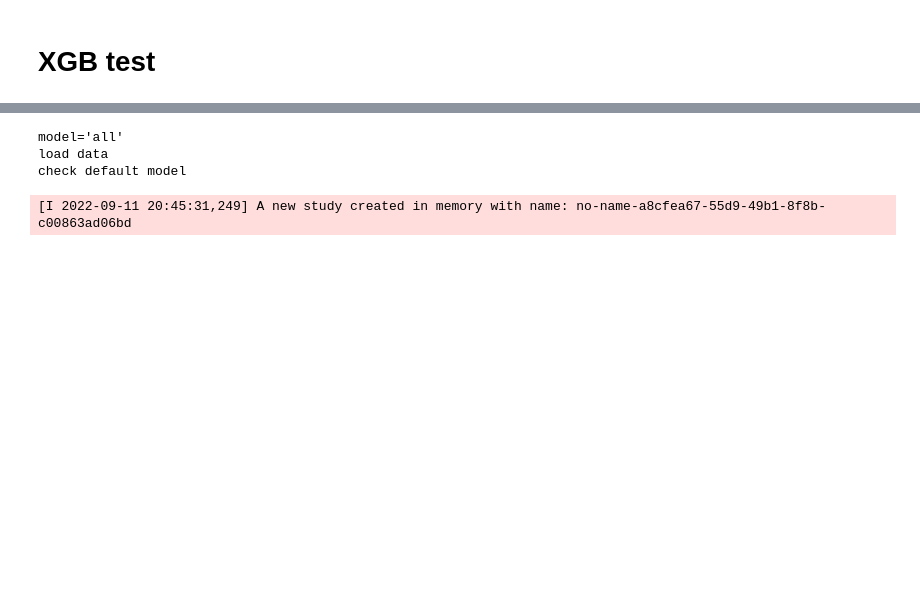
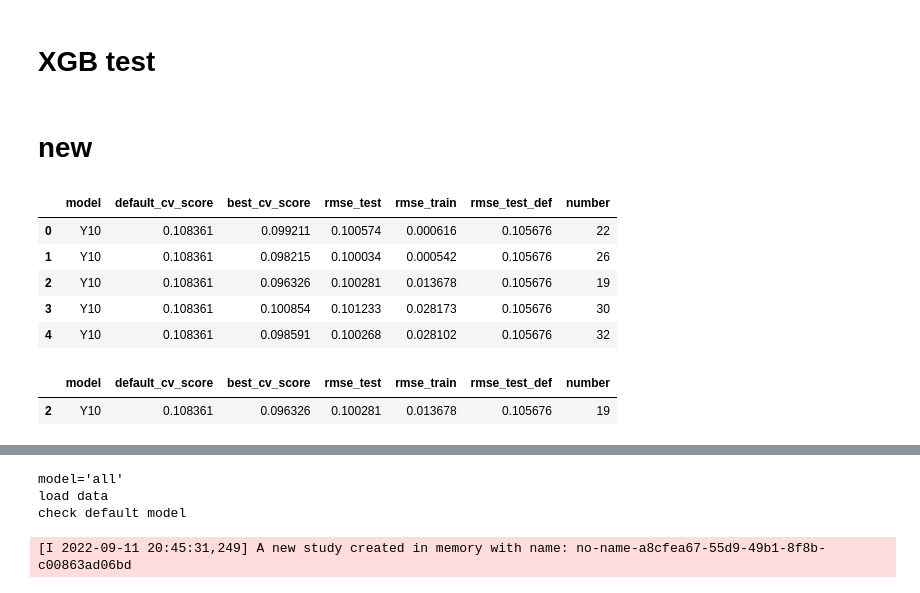
Before and after one commit to nt409/quant-res-doses, a Jupyter notebook: notebooks/121_rough_xgb.ipynb, the cells around one changed output, grey strips where cells are left out. Saved outputs shown, nothing was run; the diff lists cells and outputs as text; code cells hidden in the pictures; blank space fills up the shorter version.

```diff
--- a/notebooks/121_rough_xgb.ipynb
+++ b/notebooks/121_rough_xgb.ipynb
@@ -52,2 +51,21 @@ from poly2.xgb_optimiser import run_optuna, main
 import optuna
 from optuna.samplers import TPESampler
+# %% [markdown]
+# new
+# %%
+df =
+
+df.head()
+# %% [output]
+|  | model | default_cv_score | best_cv_score | rmse_test | rmse_train | rmse_test_def | number |
+| 0 | Y10 | 0.108361 | 0.099211 | 0.100574 | 0.000616 | 0.105676 | 22 |
+| 1 | Y10 | 0.108361 | 0.098215 | 0.100034 | 0.000542 | 0.105676 | 26 |
+| 2 | Y10 | 0.108361 | 0.096326 | 0.100281 | 0.013678 | 0.105676 | 19 |
+| 3 | Y10 | 0.108361 | 0.100854 | 0.101233 | 0.028173 | 0.105676 | 30 |
+| 4 | Y10 | 0.108361 | 0.098591 | 0.100268 | 0.028102 | 0.105676 | 32 |
+# %%
+best_run = df.sort_values('best_cv_score').head(1)
+best_run
+# %% [output]
+|  | model | default_cv_score | best_cv_score | rmse_test | rmse_train | rmse_test_def | number |
+| 2 | Y10 | 0.108361 | 0.096326 | 0.100281 | 0.013678 | 0.105676 | 19 |
```
Also changed, not shown: parts of 6 cells of this notebook, 5 other files.
